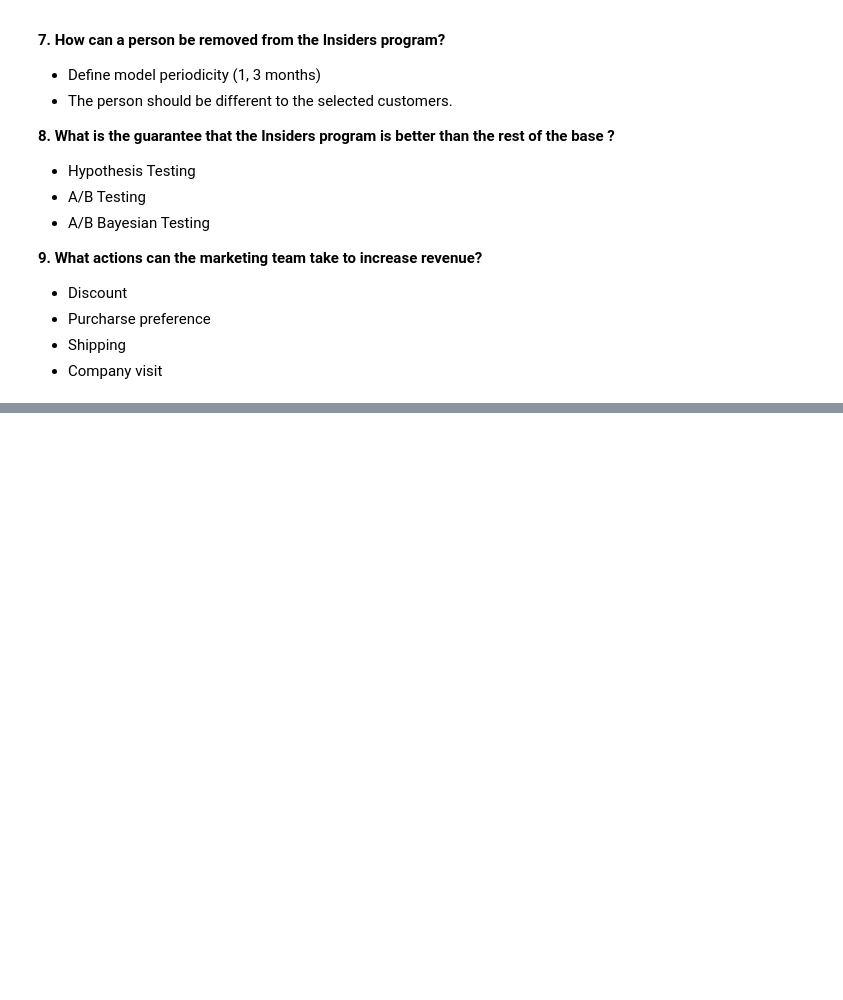
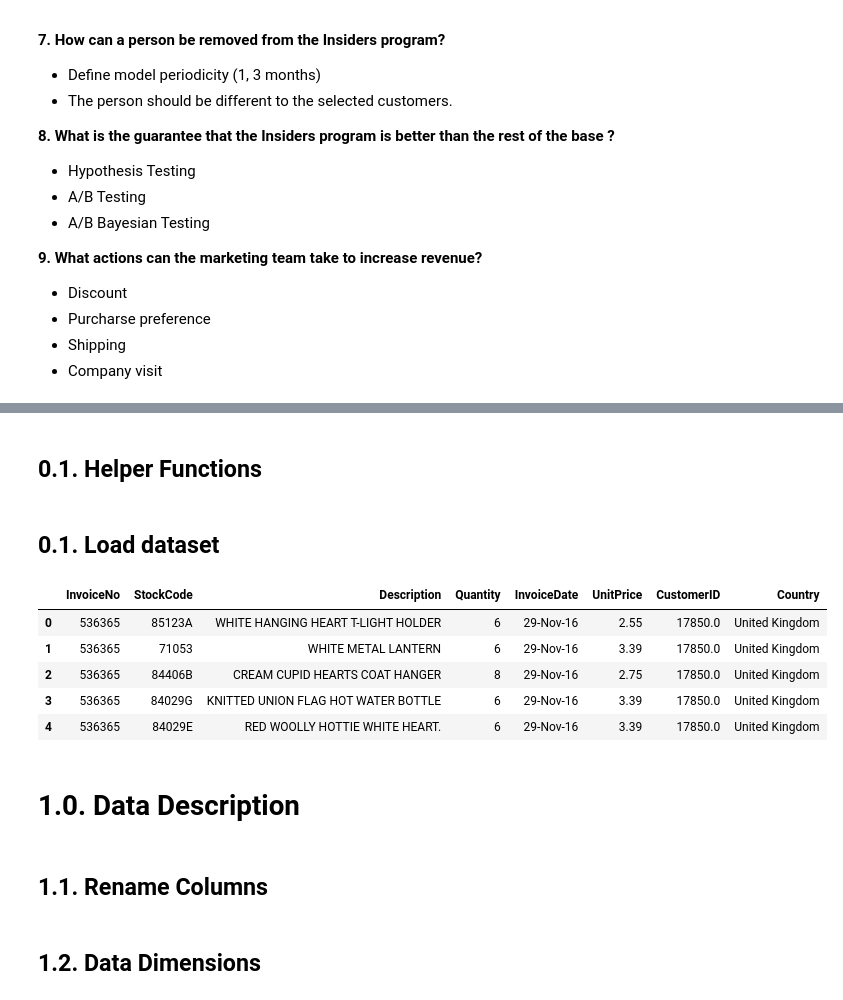
Before and after one commit to Lucas-Okamura/Insiders-Clustering, a Jupyter notebook: Insiders-Clustering.ipynb, the cells around one changed output, grey strips where cells are left out. Drawn from its saved outputs; the diff is of its cells as text; code cells hidden in the pictures; blank space fills up the shorter version.

```diff
--- a/Insiders-Clustering.ipynb
+++ b/Insiders-Clustering.ipynb
@@ -109,0 +128,2 @@ The company All in One Place is a Multibrand Outlet company, i.e., it sells seco
+# %% [markdown]
+## 0.1. Helper Functions <a id='helper_functions'></a>
@@ -109,0 +147,19 @@ The company All in One Place is a Multibrand Outlet company, i.e., it sells seco
+# %% [markdown]
+## 0.1. Load dataset <a id='load_dataset'></a>
+# %%
+# load data
+df_raw = pd.read_csv('data/Ecommerce.csv', encoding = 'unicode_escape')
+
+# drop extra column
+df_raw.drop(df_raw.columns[len(df_raw.columns)-1], axis=1, inplace=True)
+# %%
+df_raw.head()
+# %% [output]
+|  | InvoiceNo | StockCode | Description | Quantity | InvoiceDate | UnitPrice | CustomerID | Country |
+| 0 | 536365 | 85123A | WHITE HANGING HEART T-LIGHT HOLDER | 6 | 29-Nov-16 | 2.55 | 17850.0 | United Kingdom |
+| 1 | 536365 | 71053 | WHITE METAL LANTERN | 6 | 29-Nov-16 | 3.39 | 17850.0 | United Kingdom |
+| 2 | 536365 | 84406B | CREAM CUPID HEARTS COAT HANGER | 8 | 29-Nov-16 | 2.75 | 17850.0 | United Kingdom |
+| 3 | 536365 | 84029G | KNITTED UNION FLAG HOT WATER BOTTLE | 6 | 29-Nov-16 | 3.39 | 17850.0 | United Kingdom |
+| 4 | 536365 | 84029E | RED WOOLLY HOTTIE WHITE HEART. | 6 | 29-Nov-16 | 3.39 | 17850.0 | United Kingdom |
+# %% [markdown]
+# 1.0. Data Description <a id='data_description'></a>
@@ -109,0 +168,2 @@ The company All in One Place is a Multibrand Outlet company, i.e., it sells seco
+# %% [markdown]
+## 1.1. Rename Columns <a id='rename_columns'></a>
@@ -109,0 +173,2 @@ The company All in One Place is a Multibrand Outlet company, i.e., it sells seco
+# %% [markdown]
+## 1.2. Data Dimensions <a id='data_dimensions'></a>
```
Also changed, not shown: parts of 50 cells of this notebook, 1 other file.
